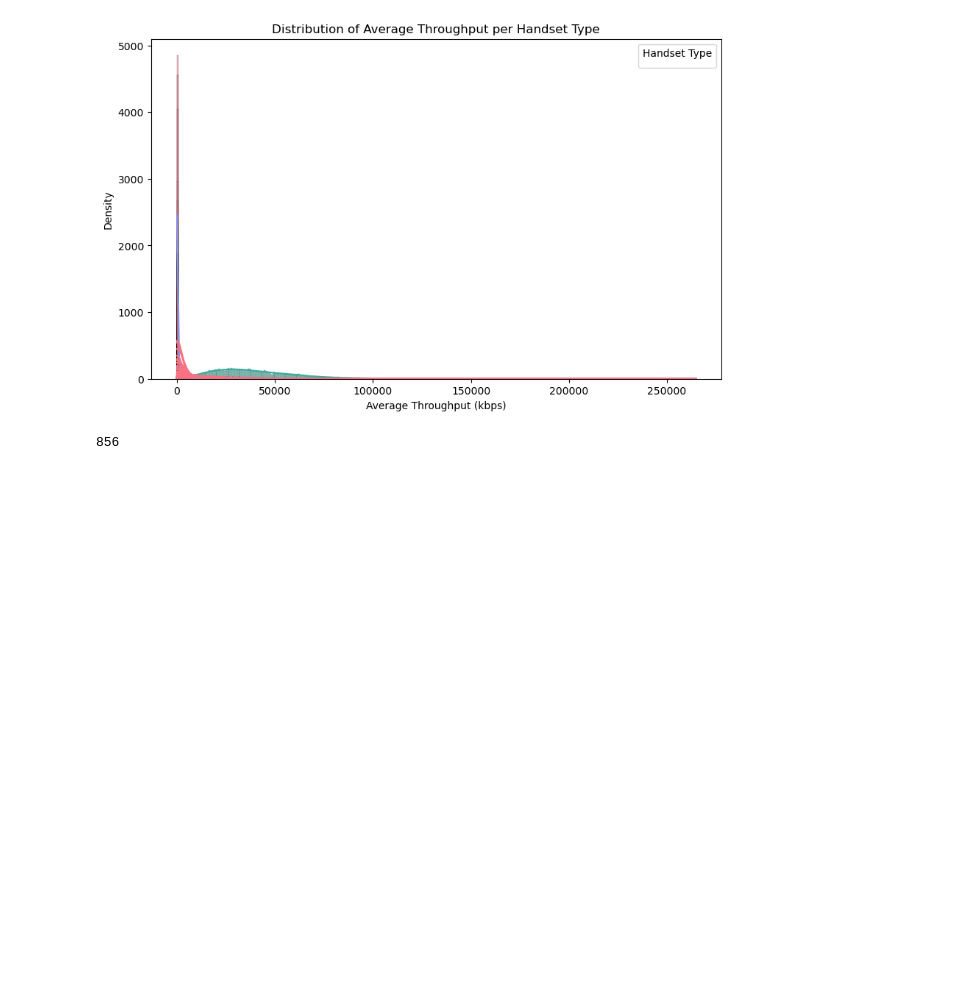
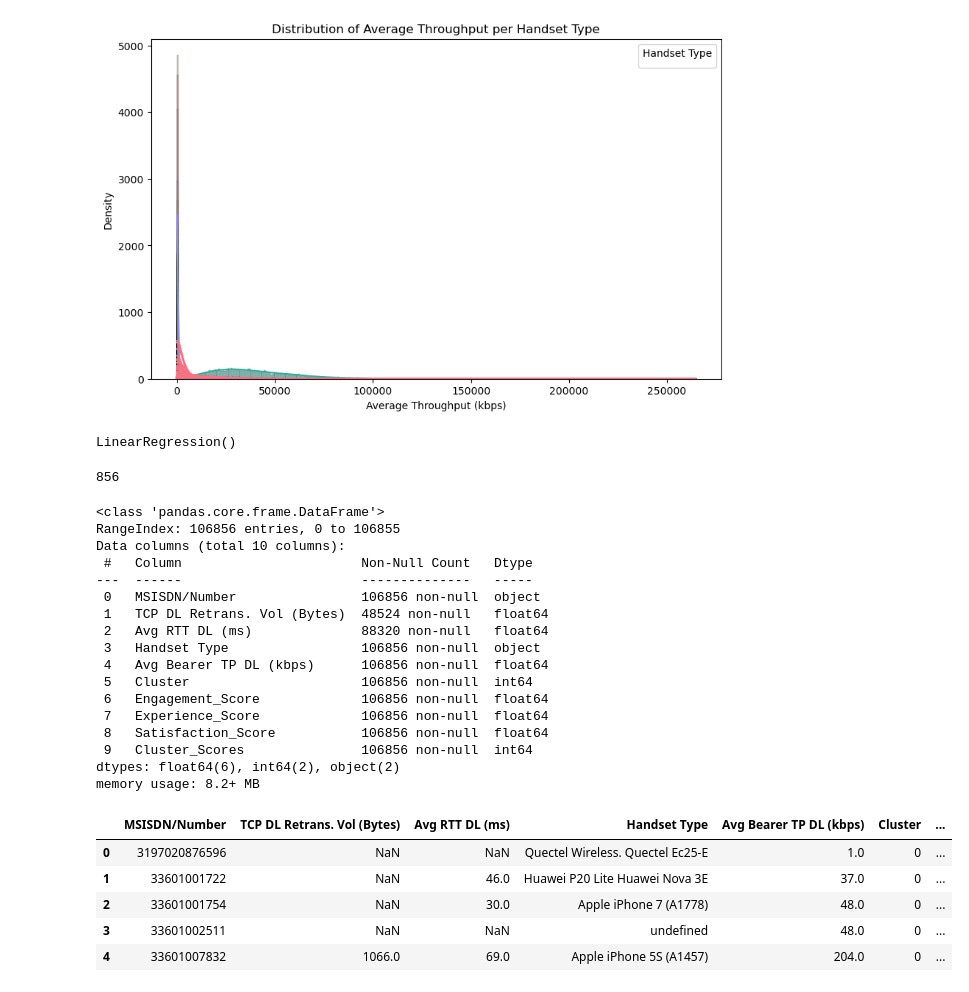
Before and after one commit to Tewodros01/10academy_Week2_Challenges, a Jupyter notebook: notebooks/10Academy_Week2_Task_4.ipynb, the cells around one changed output. Drawn from its saved outputs; the diff is of its cells as text; code cells hidden in the pictures; blank space fills up the shorter version.

Commit message:
Exported the final table containing all user ID, engagement, experience, and satisfaction scores to a PostgreSQL database.

```diff
--- a/notebooks/10Academy_Week2_Task_4.ipynb
+++ b/notebooks/10Academy_Week2_Task_4.ipynb
@@ -119,0 +91,6 @@ y_pred = regression_model.predict(X_test)
+# %%
+# Initialize and train the regression model
+regression_model = LinearRegression()
+regression_model.fit(X_train, y_train)
+# %% [output]
+LinearRegression()
@@ -132,3 +109,33 @@ cluster_aggregate_scores = customer_info.groupby('Cluster_Scores')[['Satisfactio
 customer_info.to_sql('satisfaction_scores', con=engine, if_exists='replace', index=False)
 # %% [output]
 856
+# %%
+satisfaction_scores_data = pd.read_sql("SELECT * FROM satisfaction_scores", engine)
+
+# Display basic information about the dataset
+satisfaction_scores_data.info()
+satisfaction_scores_data.head()
+# %% [output]
+<class 'pandas.core.frame.DataFrame'>
+RangeIndex: 106856 entries, 0 to 106855
+Data columns (total 10 columns):
+ #   Column                       Non-Null Count   Dtype
+---  ------                       --------------   -----
+ 0   MSISDN/Number                106856 non-null  object
+ 1   TCP DL Retrans. Vol (Bytes)  48524 non-null   float64
+ 2   Avg RTT DL (ms)              88320 non-null   float64
+ 3   Handset Type                 106856 non-null  object
+ 4   Avg Bearer TP DL (kbps)      106856 non-null  float64
+ 5   Cluster                      106856 non-null  int64
+ 6   Engagement_Score             106856 non-null  float64
+ 7   Experience_Score             106856 non-null  float64
+ 8   Satisfaction_Score           106856 non-null  float64
+ 9   Cluster_Scores               106856 non-null  int64
+dtypes: float64(6), int64(2), object(2)
+memory usage: 8.2+ MB
+|  | MSISDN/Number | TCP DL Retrans. Vol (Bytes) | Avg RTT DL (ms) | Handset Type | Avg Bearer TP DL (kbps) | Cluster | ... |
+| 0 | 3197020876596 | NaN | NaN | Quectel Wireless. Quectel Ec25-E | 1.0 | 0 | ... |
+| 1 | 33601001722 | NaN | 46.0 | Huawei P20 Lite Huawei Nova 3E | 37.0 | 0 | ... |
+| 2 | 33601001754 | NaN | 30.0 | Apple iPhone 7 (A1778) | 48.0 | 0 | ... |
+| 3 | 33601002511 | NaN | NaN | undefined | 48.0 | 0 | ... |
+| 4 | 33601007832 | 1066.0 | 69.0 | Apple iPhone 5S (A1457) | 204.0 | 0 | ... |
```
Also changed, not shown: parts of 14 cells of this notebook.
